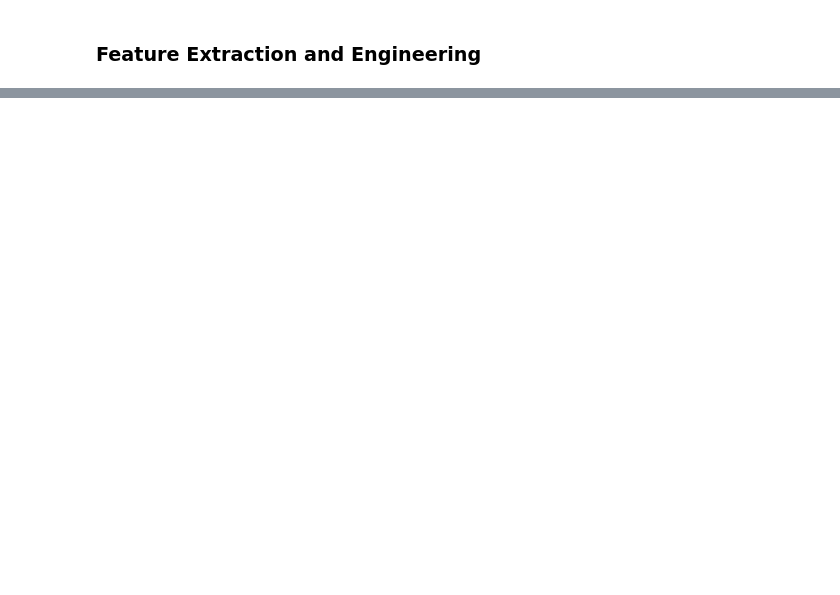
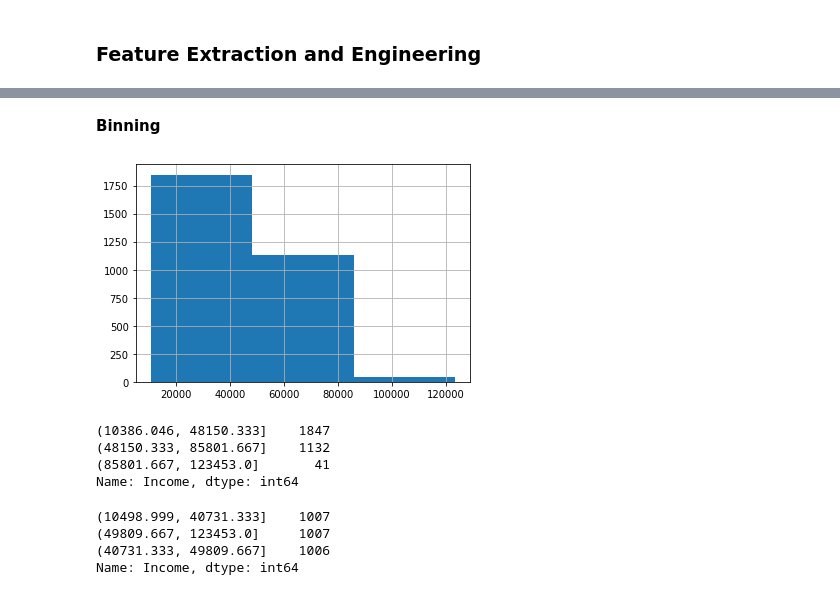
Before and after one commit to YonatanRA/ds_tb_part_21_09, a Jupyter notebook: 03-Machine_Learning/1.1 - Intro Machine Learning.ipynb, the cells around one changed output, grey strips where cells are left out. Cells and saved outputs as stored; diff of their text form; code cells hidden in the pictures; blank space fills up the shorter version.

```diff
--- a/03-Machine_Learning/1.1 - Intro Machine Learning.ipynb
+++ b/03-Machine_Learning/1.1 - Intro Machine Learning.ipynb
@@ -227,0 +258,2 @@ sns.heatmap(census.corr());
+# %%
+census=census.dropna()
@@ -229,0 +459,20 @@ sns.heatmap(census.corr());
+# %% [markdown]
+**Binning**
+# %%
+census.Income.hist(bins=3);
+# %% [output]
+[figure, added]
+# %%
+pd.cut(census.Income, 3).value_counts()
+# %% [output]
+(10386.046, 48150.333]    1847
+(48150.333, 85801.667]    1132
+(85801.667, 123453.0]       41
+Name: Income, dtype: int64
+# %%
+pd.qcut(census.Income, [0, 1/3, 2/3, 1]).value_counts()
+# %% [output]
+(10498.999, 40731.333]    1007
+(49809.667, 123453.0]     1007
+(40731.333, 49809.667]    1006
+Name: Income, dtype: int64
```
Also changed, not shown: parts of 47 cells of this notebook.
